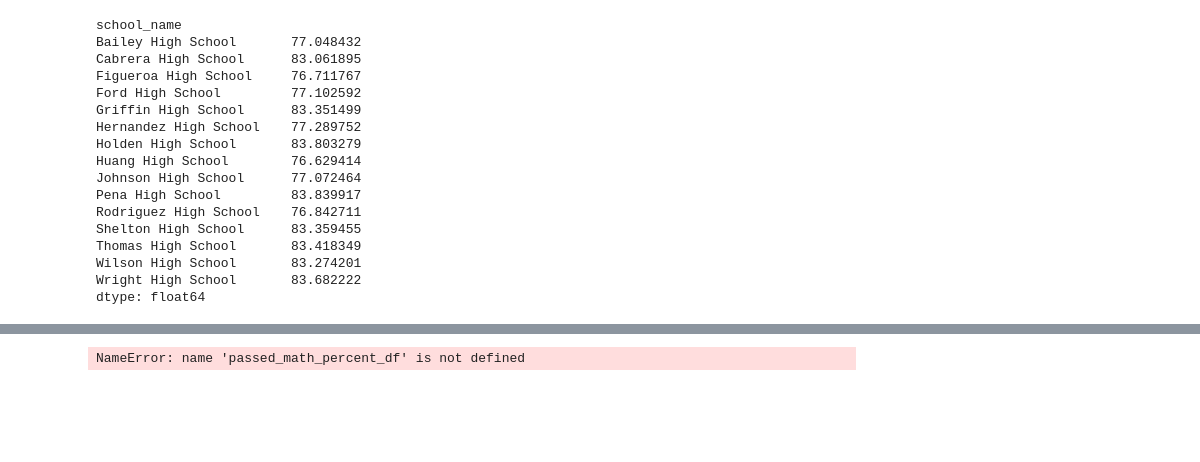
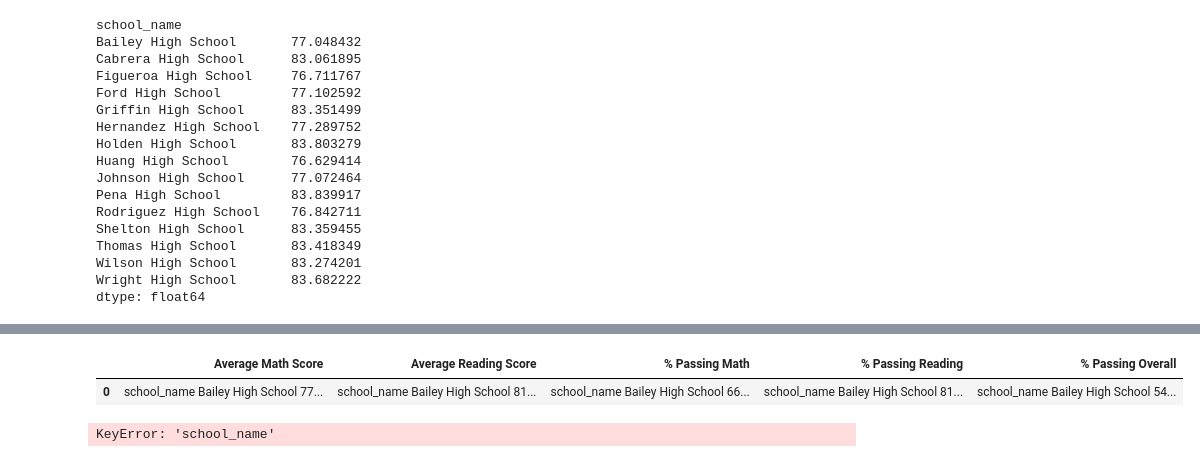
Before and after one commit to Terra999/pandas-challenge, a Jupyter notebook: PyCitySchools/PyCitySchools.ipynb, the cells around one changed output, grey strips where cells are left out. Cells and saved outputs as stored; diff of their text form; code cells hidden in the pictures; blank space fills up the shorter version.

```diff
--- a/PyCitySchools/PyCitySchools.ipynb
+++ b/PyCitySchools/PyCitySchools.ipynb
@@ -418,3 +388,6 @@ dtype: float64
+# %%
+passed_reading_count_by_school_df = grouped_reading_df["Student ID"].count()
+# passed_reading_count_by_school_df
 # %%
-percent_math_passing_df = (grouped_math_df /student_count_list_df) * 100
-percent_math_passing_df
+percent_math_passing_df = (passed_math_count_by_school_df /student_count_list_df) * 100
+# percent_math_passing_df
@@ -422,0 +394,6 @@ ValueError: operands could not be broadcast together with shapes (15,2) (15,)
+# %%
+percent_reading_passing_df = (passed_reading_count_by_school_df/student_count_list_df) * 100
+# percent_reading_passing_df
+# %%
+passed_overall_by_school_df = (overall_passing_by_school_df/student_count_list_df) * 100
+passed_overall_by_school_df
@@ -423,9 +418,11 @@ ValueError: operands could not be broadcast together with shapes (15,2) (15,)
 # %%
 # Start score dataframe to merge with summary later
 reading_math_df = pd.DataFrame({"Average Math Score": [average_math_score_by_school_df],
                                 "Average Reading Score": [average_reading_score_by_school_df],
-                                "% Passing Math": [math_score_list_df],
-                               "% Passing Reading": passed_reading_percent_df,
-                               "% Passing Overall": passed_overall_percent})
+                                "% Passing Math": [percent_math_passing_df],
+                               "% Passing Reading": [percent_reading_passing_df],
+                               "% Passing Overall": [passed_overall_by_school_df]})
+reading_math_df
 # %% [output]
-NameError: name 'passed_math_percent_df' is not defined
+|  | Average Math Score | Average Reading Score | % Passing Math | % Passing Reading | % Passing Overall |
+| 0 | school_name Bailey High School 77... | school_name Bailey High School 81... | school_name Bailey High School 66... | school_name Bailey High School 81... | school_name Bailey High School 54... |
@@ -448,0 +429,5 @@ school_summary_df
+# %%
+school_summary_final_df = pd.merge(sort_school_summary_df.count(), reading_math_df, how="left", on=["school_name"])
+school_summary_final_df
+# %% [output]
+KeyError: 'school_name'
```
Also changed, not shown: parts of 9 cells of this notebook.
